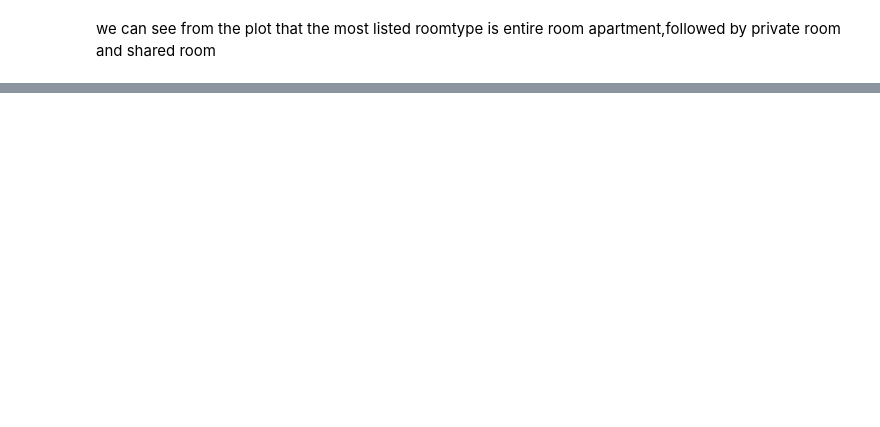
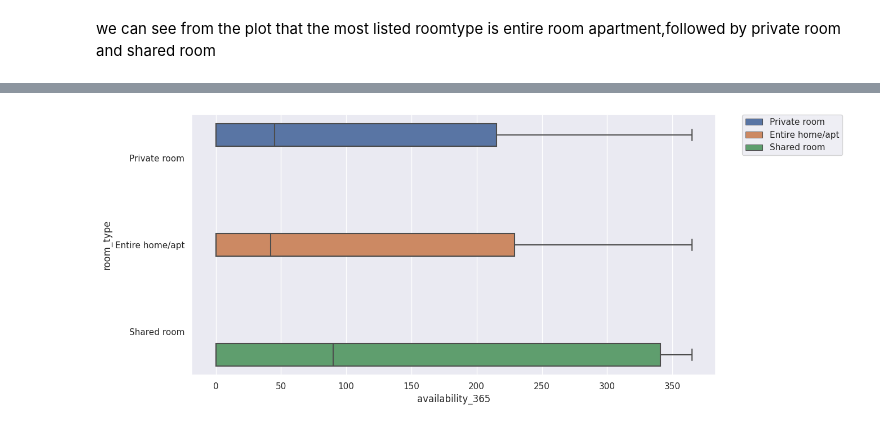
Before and after one commit to KUNAL666-CODE/Capstone-project-Airbnb-EDA, a Jupyter notebook: Airbnb_EDA_Kunal.ipynb, the cells around one changed output, grey strips where cells are left out. Cells and saved outputs as stored; diff of their text form; code cells hidden in the pictures; blank space fills up the shorter version.

```diff
--- a/Airbnb_EDA_Kunal.ipynb
+++ b/Airbnb_EDA_Kunal.ipynb
@@ -230,0 +273,7 @@ we can see from the plot that the most listed roomtype is entire room apartment,
+# %%
+plt.figure(figsize=(12,6))
+ax_3=sns.boxplot(x="availability_365",y="room_type",data=airbnb_data_df,hue="room_type")
+plt.legend(bbox_to_anchor=(1.05, 1), loc='upper left', borderaxespad=0)
+plt.show()
+# %% [output]
+[figure, added]
```
Also changed, not shown: parts of 35 cells of this notebook.
